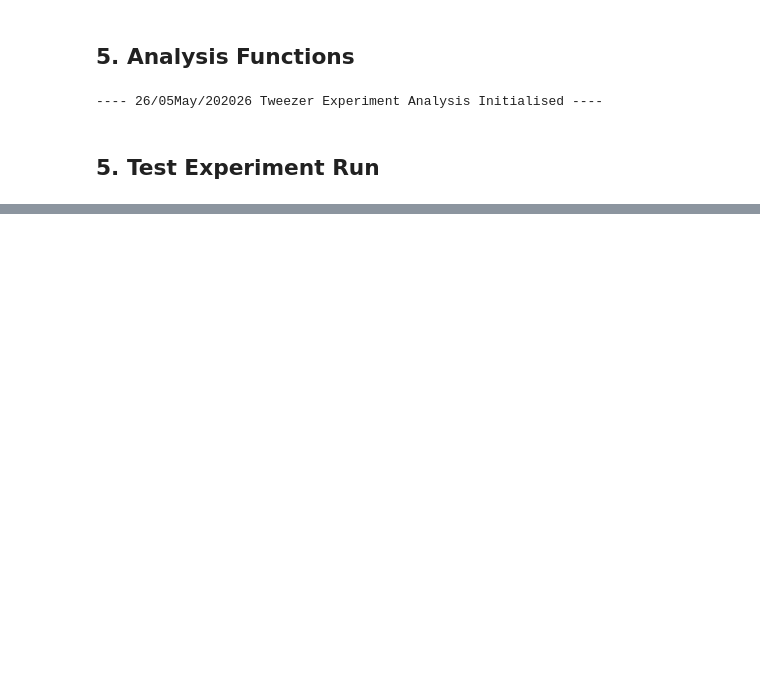
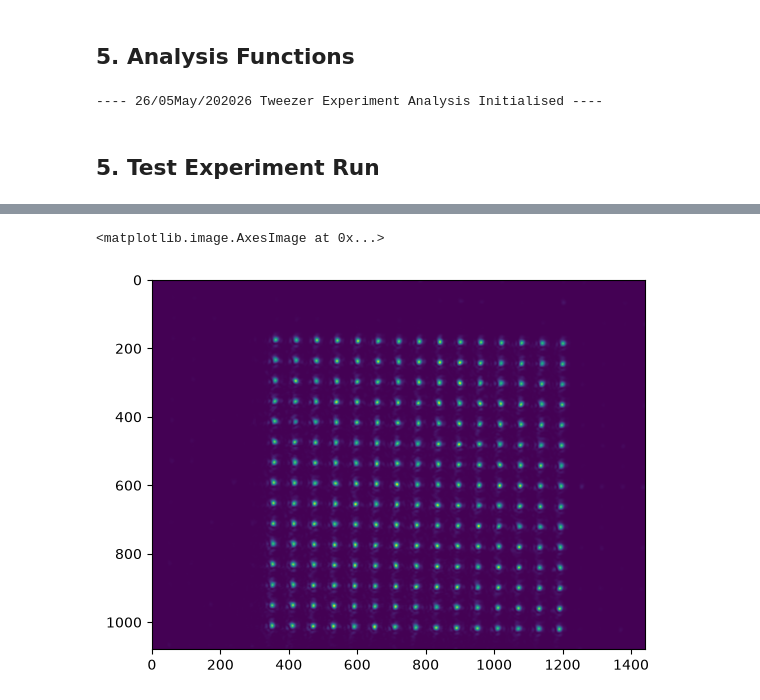
Before and after one commit to ColdMatter/pytweezer, a Jupyter notebook: branch-testing.ipynb, the cells around one changed output, grey strips where cells are left out. Cells and saved outputs as stored; diff of their text form; code cells hidden in the pictures; blank space fills up the shorter version.

```diff
--- a/branch-testing.ipynb
+++ b/branch-testing.ipynb
@@ -126,0 +168,5 @@ slm.close()
+# %%
+from pytweezer.drivers.thorcam import ThorCamera
+
+motcam : ThorCamera = ThorCamera(id="motcam")
+tweezercam : ThorCamera = ThorCamera(id="tweezercam")
@@ -126,0 +176,12 @@ slm.close()
+# %%
+tweezercam.set_exposure_time(0.000001)
+tweezercam.set_trigger_source("int")
+# %%
+tweezercam.setup_acquisition(nframes=10)
+tweezercam.start_acquisition()
+imgs = tweezercam.acquire_n_frames(nframes=10)
+img_mean = np.mean(imgs, axis=0)
+plt.imshow(img_mean, cmap='viridis')
+# %% [output]
+<matplotlib.image.AxesImage at 0x...>
+[figure, added]
```
Also changed, not shown: parts of 17 cells of this notebook, 41 other files.
